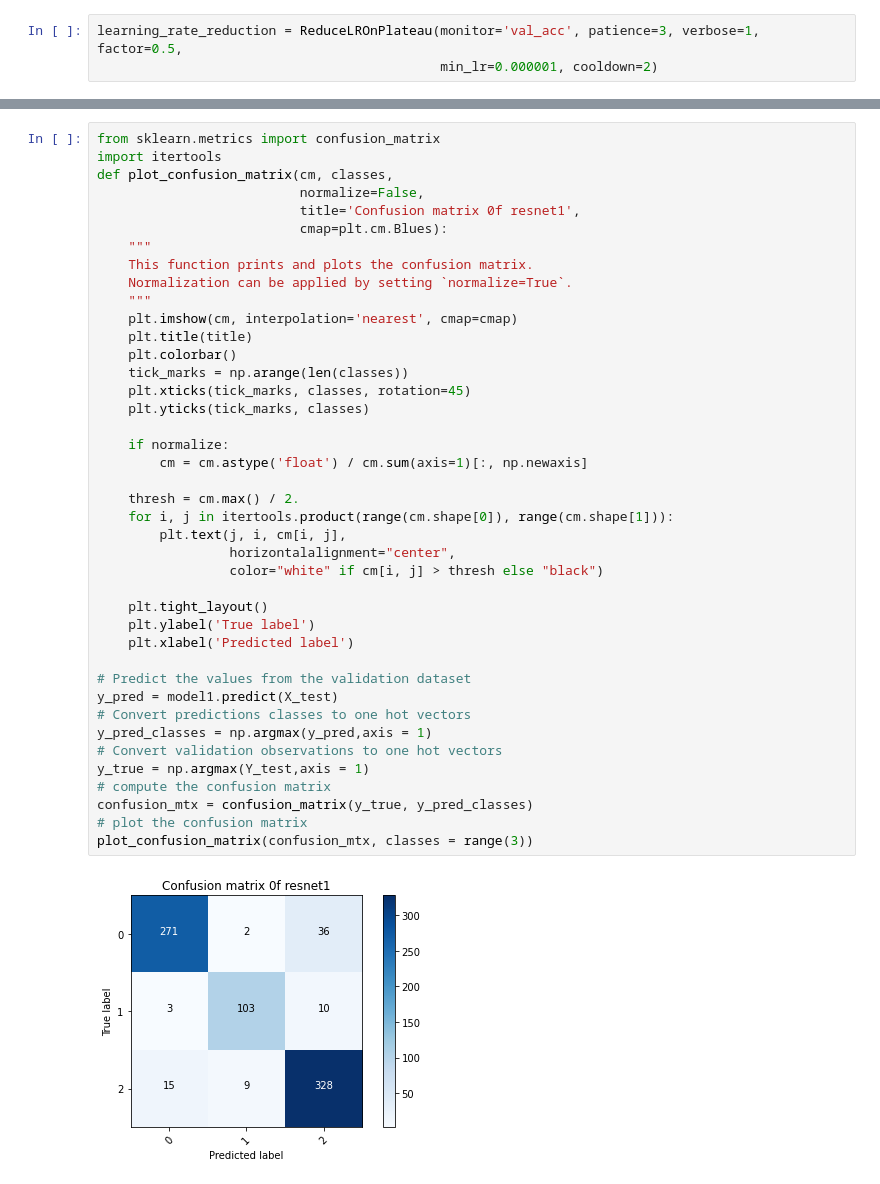
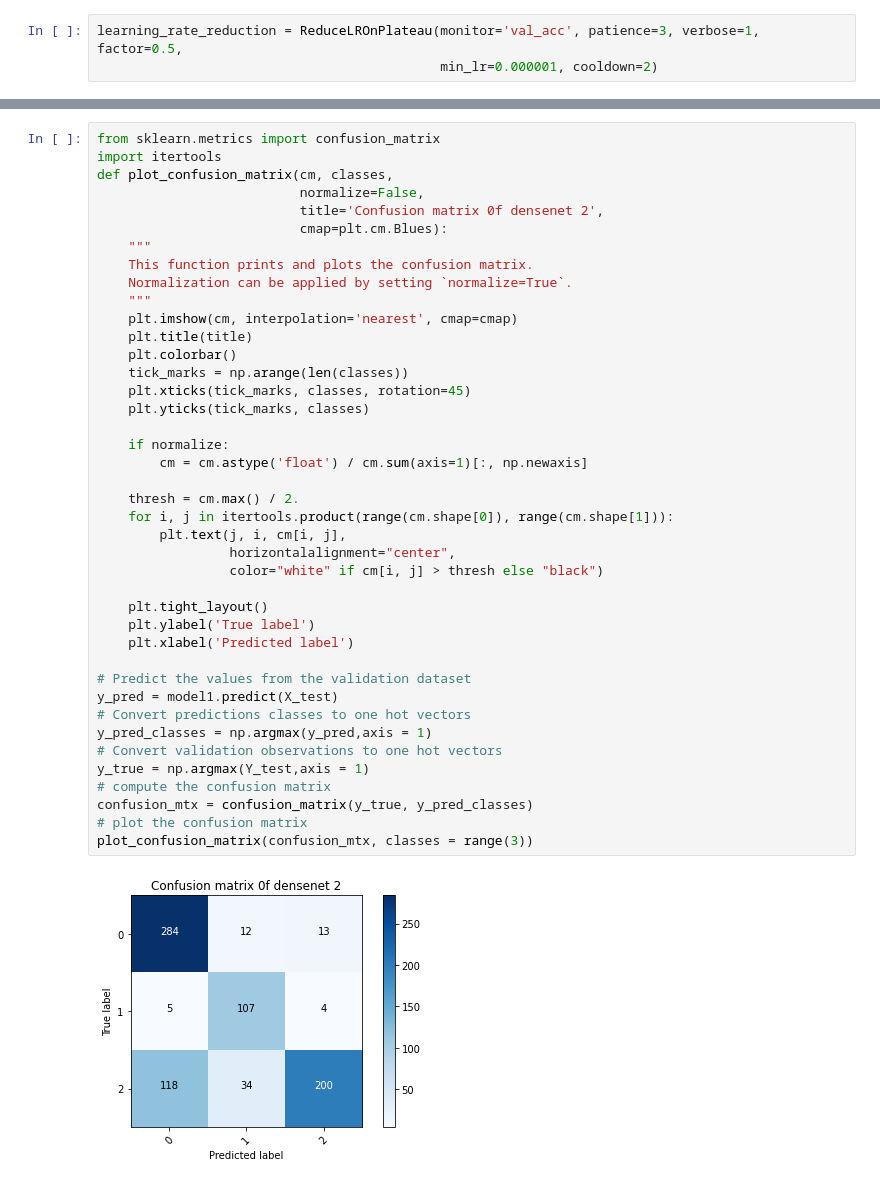
Before and after one commit to snehahs03/medical-image-analysis, a Jupyter notebook: Densenet_2.ipynb, the cells around one changed output, grey strips where cells are left out. Drawn from its saved outputs; the diff is of its cells as text.

```diff
--- a/Densenet_2.ipynb
+++ b/Densenet_2.ipynb
@@ -293,7 +300,7 @@ from sklearn.metrics import confusion_matrix
 import itertools
 def plot_confusion_matrix(cm, classes,
                           normalize=False,
-                          title='Confusion matrix 0f resnet1',
+                          title='Confusion matrix 0f densenet 2',
                           cmap=plt.cm.Blues):
     """
     This function prints and plots the confusion matrix.
@@ -303,34 +310,34 @@ def plot_confusion_matrix(cm, classes,
     plt.title(title)
     plt.colorbar()
     tick_marks = np.arange(len(classes))
     plt.xticks(tick_marks, classes, rotation=45)
     plt.yticks(tick_marks, classes)
 
     if normalize:
         cm = cm.astype('float') / cm.sum(axis=1)[:, np.newaxis]
 
     thresh = cm.max() / 2.
     for i, j in itertools.product(range(cm.shape[0]), range(cm.shape[1])):
         plt.text(j, i, cm[i, j],
                  horizontalalignment="center",
                  color="white" if cm[i, j] > thresh else "black")
 
     plt.tight_layout()
     plt.ylabel('True label')
     plt.xlabel('Predicted label')
 
 # Predict the values from the validation dataset
 y_pred = model1.predict(X_test)
 # Convert predictions classes to one hot vectors
 y_pred_classes = np.argmax(y_pred,axis = 1)
 # Convert validation observations to one hot vectors
 y_true = np.argmax(Y_test,axis = 1)
 # compute the confusion matrix
 confusion_mtx = confusion_matrix(y_true, y_pred_classes)
 # plot the confusion matrix
 plot_confusion_matrix(confusion_mtx, classes = range(3))
 # %% [output]
-[figure, old version]
+[figure, new version]
 # %%
 acc = history1.history['acc']
 val_acc = history1.history['val_acc']
```
Also changed, not shown: parts of 12 cells of this notebook.
